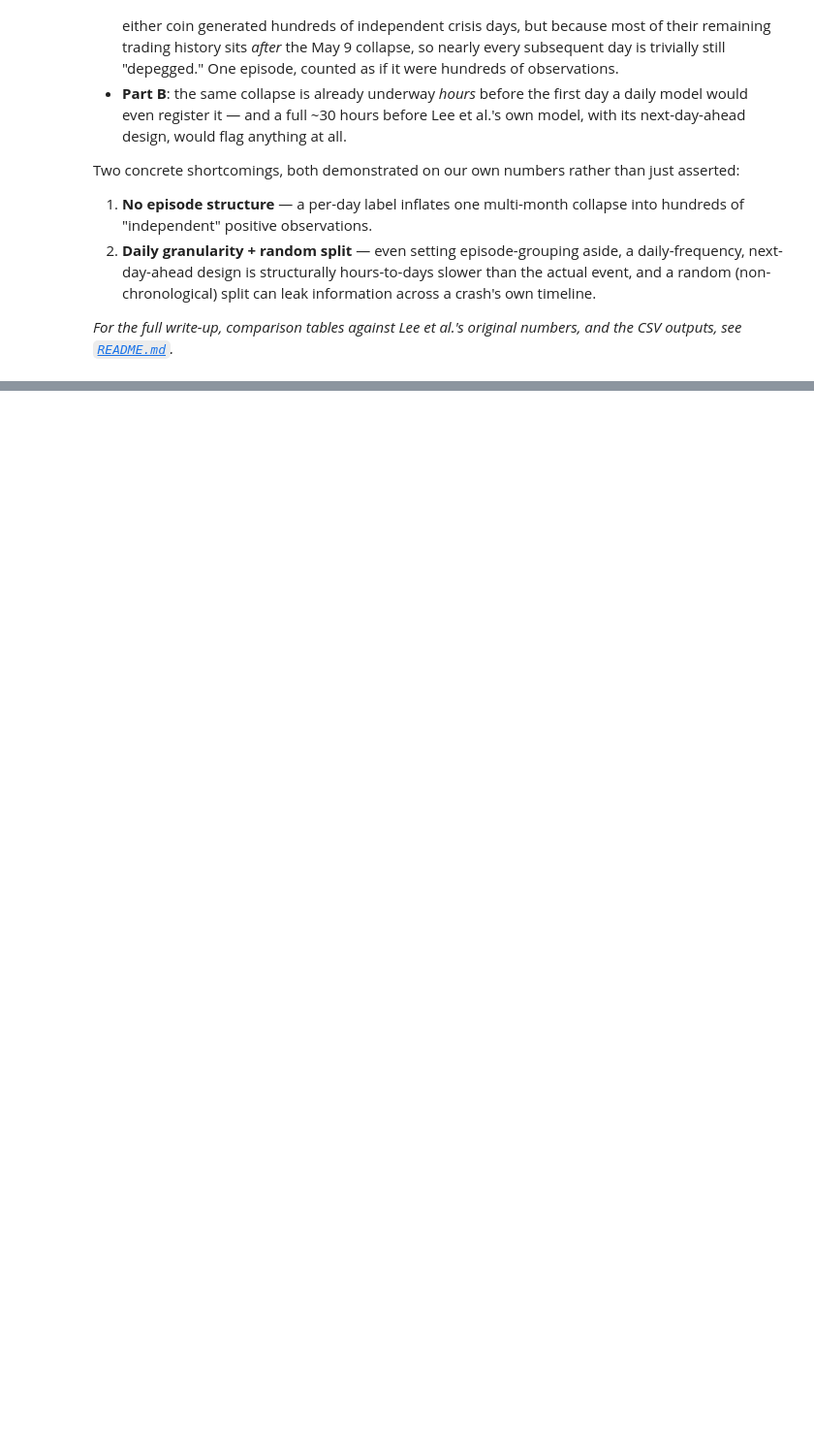
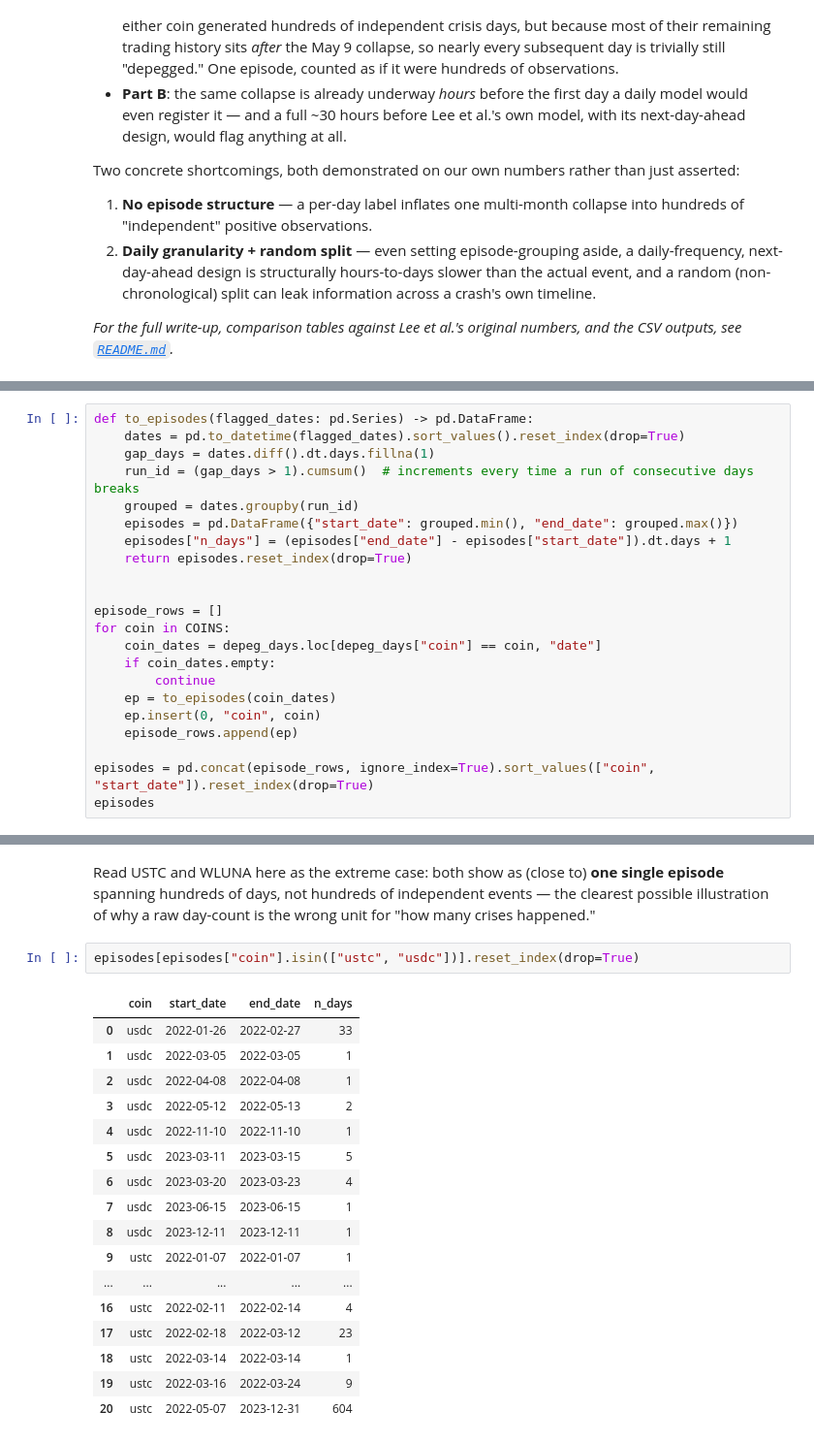
Before and after one commit to shaogjintan/stablecoin-depegging-analysis, a Jupyter notebook: models/lee_replication_and_shortcomings.ipynb, the cells around one changed output, grey strips where cells are left out. Shown at 97% size. Saved outputs shown, nothing was run; the diff lists cells and outputs as text; blank space fills up the shorter version.

```diff
--- a/models/lee_replication_and_shortcomings.ipynb
+++ b/models/lee_replication_and_shortcomings.ipynb
@@ -569,0 +625,22 @@ Two concrete shortcomings, both demonstrated on our own numbers rather than just
+# %%
+def to_episodes(flagged_dates: pd.Series) -> pd.DataFrame:
+    dates = pd.to_datetime(flagged_dates).sort_values().reset_index(drop=True)
+    gap_days = dates.diff().dt.days.fillna(1)
+    run_id = (gap_days > 1).cumsum()  # increments every time a run of consecutive days breaks
+    grouped = dates.groupby(run_id)
+    episodes = pd.DataFrame({"start_date": grouped.min(), "end_date": grouped.max()})
+    episodes["n_days"] = (episodes["end_date"] - episodes["start_date"]).dt.days + 1
+    return episodes.reset_index(drop=True)
+
+
+episode_rows = []
+for coin in COINS:
+    coin_dates = depeg_days.loc[depeg_days["coin"] == coin, "date"]
+    if coin_dates.empty:
+        continue
+    ep = to_episodes(coin_dates)
+    ep.insert(0, "coin", coin)
+    episode_rows.append(ep)
+
+episodes = pd.concat(episode_rows, ignore_index=True).sort_values(["coin", "start_date"]).reset_index(drop=True)
+episodes
@@ -569,0 +680,22 @@ Two concrete shortcomings, both demonstrated on our own numbers rather than just
+# %% [markdown]
+Read USTC and WLUNA here as the extreme case: both show as (close to) **one single episode** spanning hundreds of days, not hundreds of independent events — the clearest possible illustration of why a raw day-count is the wrong unit for "how many crises happened."
+# %%
+episodes[episodes["coin"].isin(["ustc", "usdc"])].reset_index(drop=True)
+# %% [output]
+|  | coin | start_date | end_date | n_days |
+| 0 | usdc | 2022-01-26 | 2022-02-27 | 33 |
+| 1 | usdc | 2022-03-05 | 2022-03-05 | 1 |
+| 2 | usdc | 2022-04-08 | 2022-04-08 | 1 |
+| 3 | usdc | 2022-05-12 | 2022-05-13 | 2 |
+| 4 | usdc | 2022-11-10 | 2022-11-10 | 1 |
+| 5 | usdc | 2023-03-11 | 2023-03-15 | 5 |
+| 6 | usdc | 2023-03-20 | 2023-03-23 | 4 |
+| 7 | usdc | 2023-06-15 | 2023-06-15 | 1 |
+| 8 | usdc | 2023-12-11 | 2023-12-11 | 1 |
+| 9 | ustc | 2022-01-07 | 2022-01-07 | 1 |
+| ... | ... | ... | ... | ... |
+| 16 | ustc | 2022-02-11 | 2022-02-14 | 4 |
+| 17 | ustc | 2022-02-18 | 2022-03-12 | 23 |
+| 18 | ustc | 2022-03-14 | 2022-03-14 | 1 |
+| 19 | ustc | 2022-03-16 | 2022-03-24 | 9 |
+| 20 | ustc | 2022-05-07 | 2023-12-31 | 604 |
```
Also changed, not shown: parts of 11 cells of this notebook.
